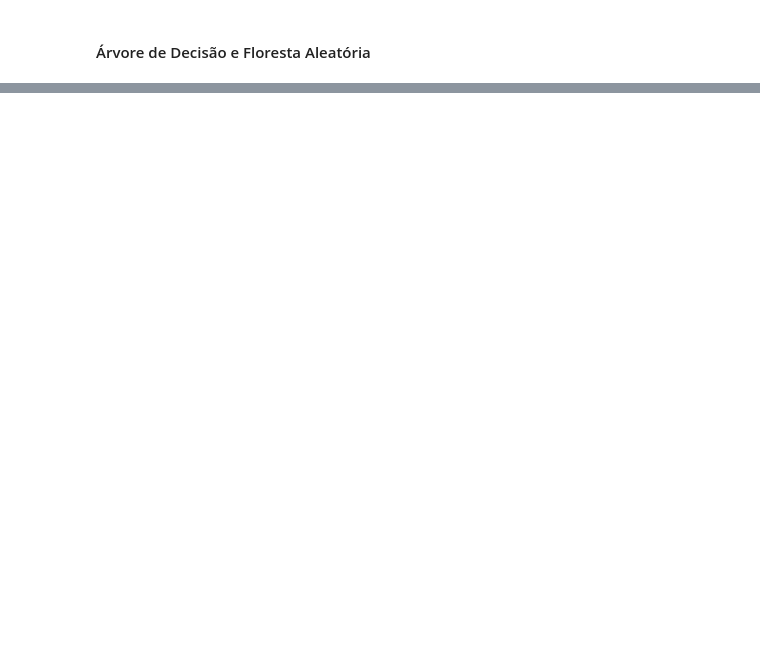
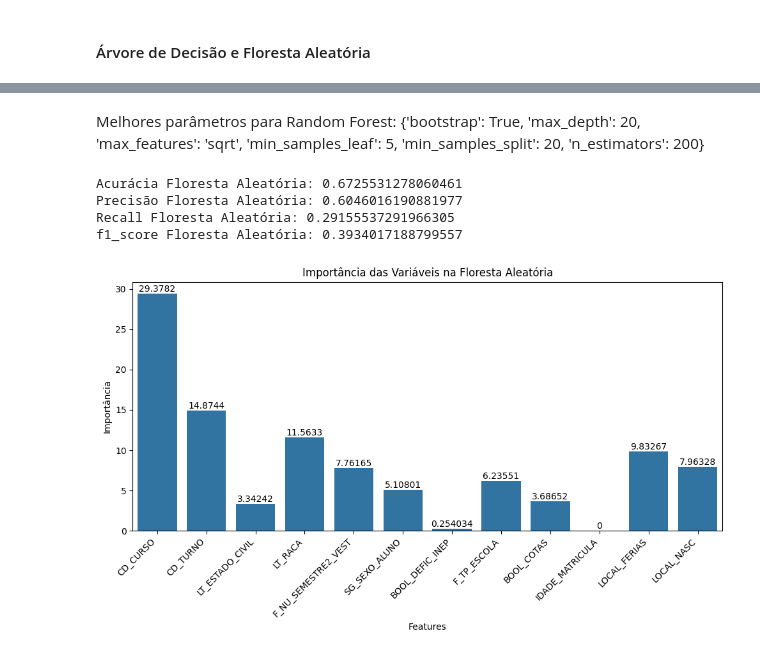
Before and after one commit to romu-lo/tcc-evasao-academica, a Jupyter notebook: ml.ipynb, the cells around one changed output, grey strips where cells are left out. Drawn from its saved outputs; the diff is of its cells as text; code cells hidden in the pictures; blank space fills up the shorter version.

```diff
--- a/ml.ipynb
+++ b/ml.ipynb
@@ -100,17 +108,31 @@ cv = StratifiedKFold(n_splits=5, shuffle=True, random_state=42)
 dt = DecisionTreeClassifier(random_state=42)
 rf = RandomForestClassifier(random_state=42)
 # %%
+# param_grid_dt = {
+#     'criterion': ['gini', 'entropy'],
+#     'max_depth': [3, 5, 7, 10],
+#     'min_samples_split': [2, 5, 10]
+# }
+
+# param_grid_rf = {
+#     'n_estimators': [10, 50, 100],
+#     'criterion': ['gini', 'entropy'],
+#     'max_depth': [3, 5, 7, 10],
+#     'min_samples_split': [2, 5, 10]
+# }
+
 param_grid_dt = {
-    'criterion': ['gini', 'entropy'],
-    'max_depth': [3, 5, 7, 10],
-    'min_samples_split': [2, 5, 10]
+    'max_depth': [10, 20, 30, None],
+    'min_samples_split': [2, 10, 20],
+    'min_samples_leaf': [1, 5, 10]
 }
 
 param_grid_rf = {
-    'n_estimators': [10, 50, 100],
-    'criterion': ['gini', 'entropy'],
-    'max_depth': [3, 5, 7, 10],
-    'min_samples_split': [2, 5, 10]
+    'n_estimators': [100, 200, 300],
+    'max_depth': [10, 20, 30, None],
+    'min_samples_split': [2, 10, 20],
+    'min_samples_leaf': [1, 5, 10],
+    'bootstrap': [True, False]
 }
 # %%
 grid_search_dt = GridSearchCV(estimator=dt, param_grid=param_grid_dt, cv=cv, n_jobs=-1, verbose=2)
@@ -123,0 +248,38 @@ print("Relatório de Classificação para Árvore de Decisão:\n", classificatio
+# %% [markdown]
+Melhores parâmetros para Random Forest: {'bootstrap': True, 'max_depth': 20, 'max_features': 'sqrt', 'min_samples_leaf': 5, 'min_samples_split': 20, 'n_estimators': 200}
+# %%
+accuracy_rf = accuracy_score(y_test, y_pred_rf)
+print("Acurácia Floresta Aleatória:", accuracy_rf)
+
+precisao_rf = precision_score(y_test, y_pred_rf)
+print("Precisão Floresta Aleatória:", precisao_rf)
+
+recall_rf = recall_score(y_test, y_pred_rf)
+print("Recall Floresta Aleatória:", recall_rf)
+
+f1_rf = f1_score(y_test, y_pred_rf)
+print("f1_score Floresta Aleatória:", f1_rf)
+# %% [output]
+Acurácia Floresta Aleatória: 0.6725531278060461
+Precisão Floresta Aleatória: 0.6046016190881977
+Recall Floresta Aleatória: 0.29155537291966305
+f1_score Floresta Aleatória: 0.3934017188799557
+# %%
+feature_names = X.columns
+importances_dt = grid_search_dt.best_estimator_.feature_importances_ * 100
+importances_rf = grid_search_rf.best_estimator_.feature_importances_ * 100
+# for feature_name, importance in zip(feature_names, importances_rf):
+#     print(f"{feature_name}: {importance}")
+# %%
+plt.figure(figsize=(10, 6))
+vis = sns.barplot(x=feature_names, y=importances_dt)
+for container in vis.containers:
+        vis.bar_label(container)
+plt.title("Importância das Variáveis na Floresta Aleatória")
+plt.xlabel("Features")
+plt.ylabel("Importância")
+plt.xticks(rotation=45, ha='right')
+plt.tight_layout()
+plt.show()
+# %% [output]
+[figure, added]
```
Also changed, not shown: parts of 25 cells of this notebook.
